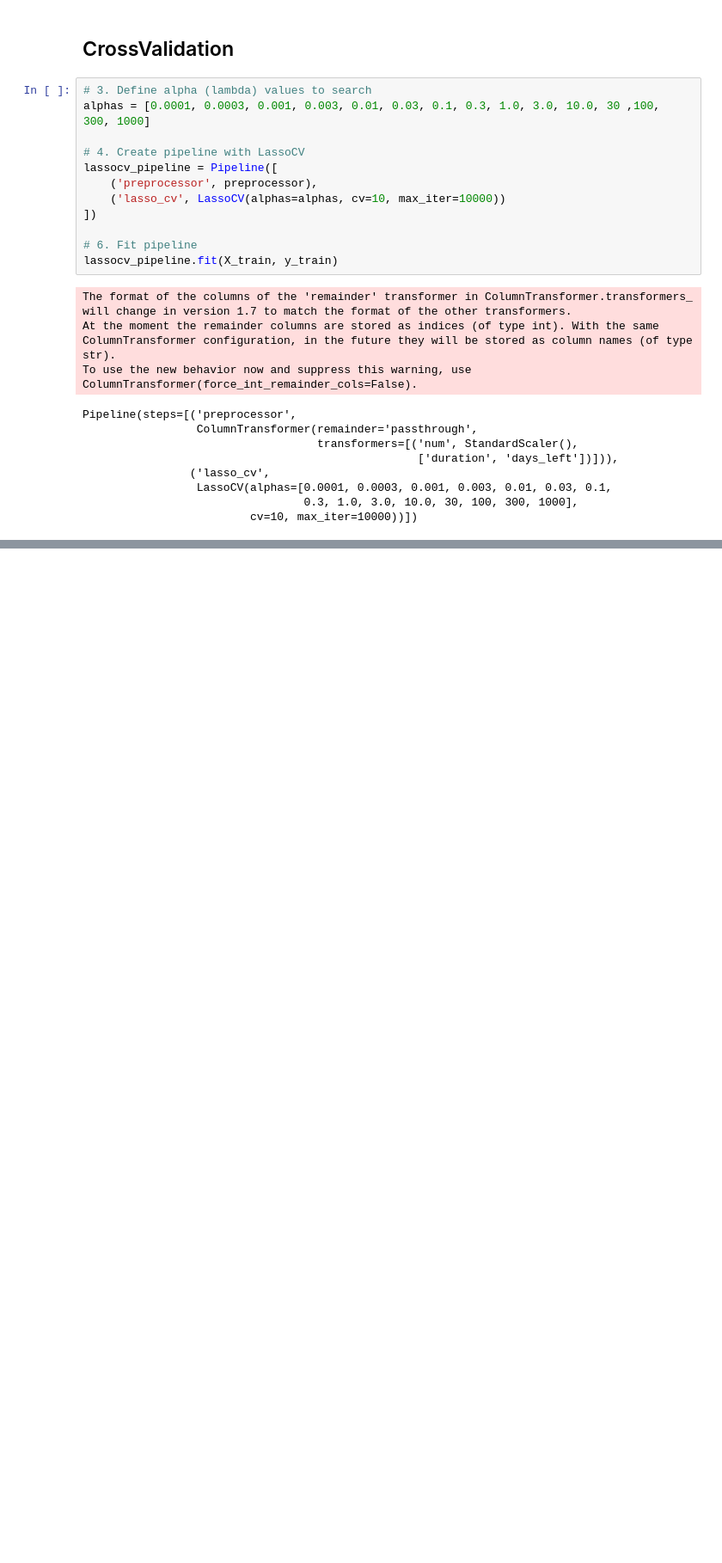
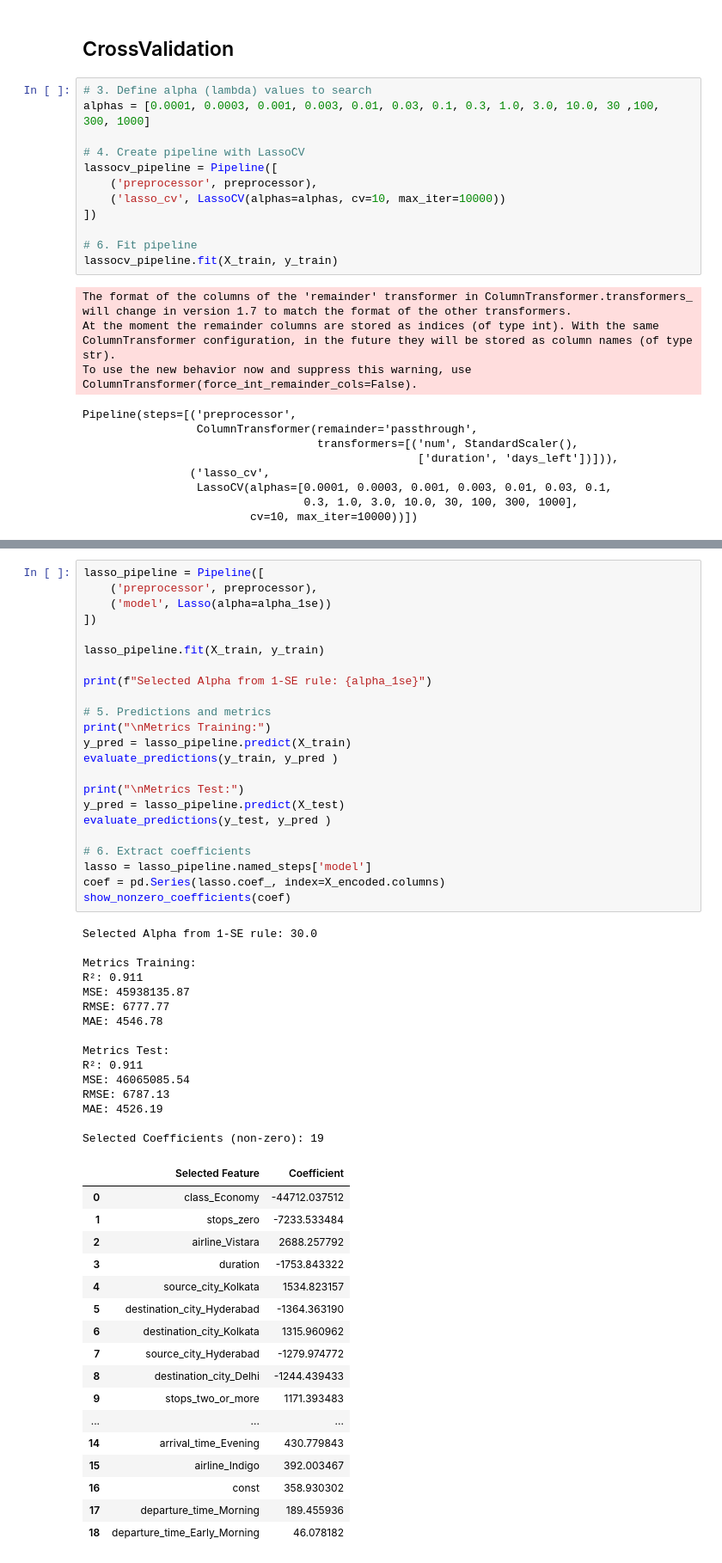
Before and after one commit to cmyguel/tru_linear_models_assignments, a Jupyter notebook: final_project/flight_price_prediction.ipynb, the cells around one changed output, grey strips where cells are left out. Shown at 86% size. Cells and saved outputs as stored; diff of their text form; blank space fills up the shorter version.

```diff
--- a/final_project/flight_price_prediction.ipynb
+++ b/final_project/flight_price_prediction.ipynb
@@ -367,0 +466,56 @@ fig.update_layout(
+# %%
+lasso_pipeline = Pipeline([
+    ('preprocessor', preprocessor),
+    ('model', Lasso(alpha=alpha_1se))
+])
+
+lasso_pipeline.fit(X_train, y_train)
+
+print(f"Selected Alpha from 1-SE rule: {alpha_1se}")
+
+# 5. Predictions and metrics
+print("\nMetrics Training:")
+y_pred = lasso_pipeline.predict(X_train)
+evaluate_predictions(y_train, y_pred )
+
+print("\nMetrics Test:")
+y_pred = lasso_pipeline.predict(X_test)
+evaluate_predictions(y_test, y_pred )
+
+# 6. Extract coefficients
+lasso = lasso_pipeline.named_steps['model']
+coef = pd.Series(lasso.coef_, index=X_encoded.columns)
+show_nonzero_coefficients(coef)
+# %% [output]
+Selected Alpha from 1-SE rule: 30.0
+
+Metrics Training:
+R²: 0.911
+MSE: 45938135.87
+RMSE: 6777.77
+MAE: 4546.78
+
+Metrics Test:
+R²: 0.911
+MSE: 46065085.54
+RMSE: 6787.13
+MAE: 4526.19
+
+Selected Coefficients (non-zero): 19
+|  | Selected Feature | Coefficient |
+| 0 | class_Economy | -44712.037512 |
+| 1 | stops_zero | -7233.533484 |
+| 2 | airline_Vistara | 2688.257792 |
+| 3 | duration | -1753.843322 |
+| 4 | source_city_Kolkata | 1534.823157 |
+| 5 | destination_city_Hyderabad | -1364.363190 |
+| 6 | destination_city_Kolkata | 1315.960962 |
+| 7 | source_city_Hyderabad | -1279.974772 |
+| 8 | destination_city_Delhi | -1244.439433 |
+| 9 | stops_two_or_more | 1171.393483 |
+| ... | ... | ... |
+| 14 | arrival_time_Evening | 430.779843 |
+| 15 | airline_Indigo | 392.003467 |
+| 16 | const | 358.930302 |
+| 17 | departure_time_Morning | 189.455936 |
+| 18 | departure_time_Early_Morning | 46.078182 |
```
Also changed, not shown: parts of 8 cells of this notebook.
